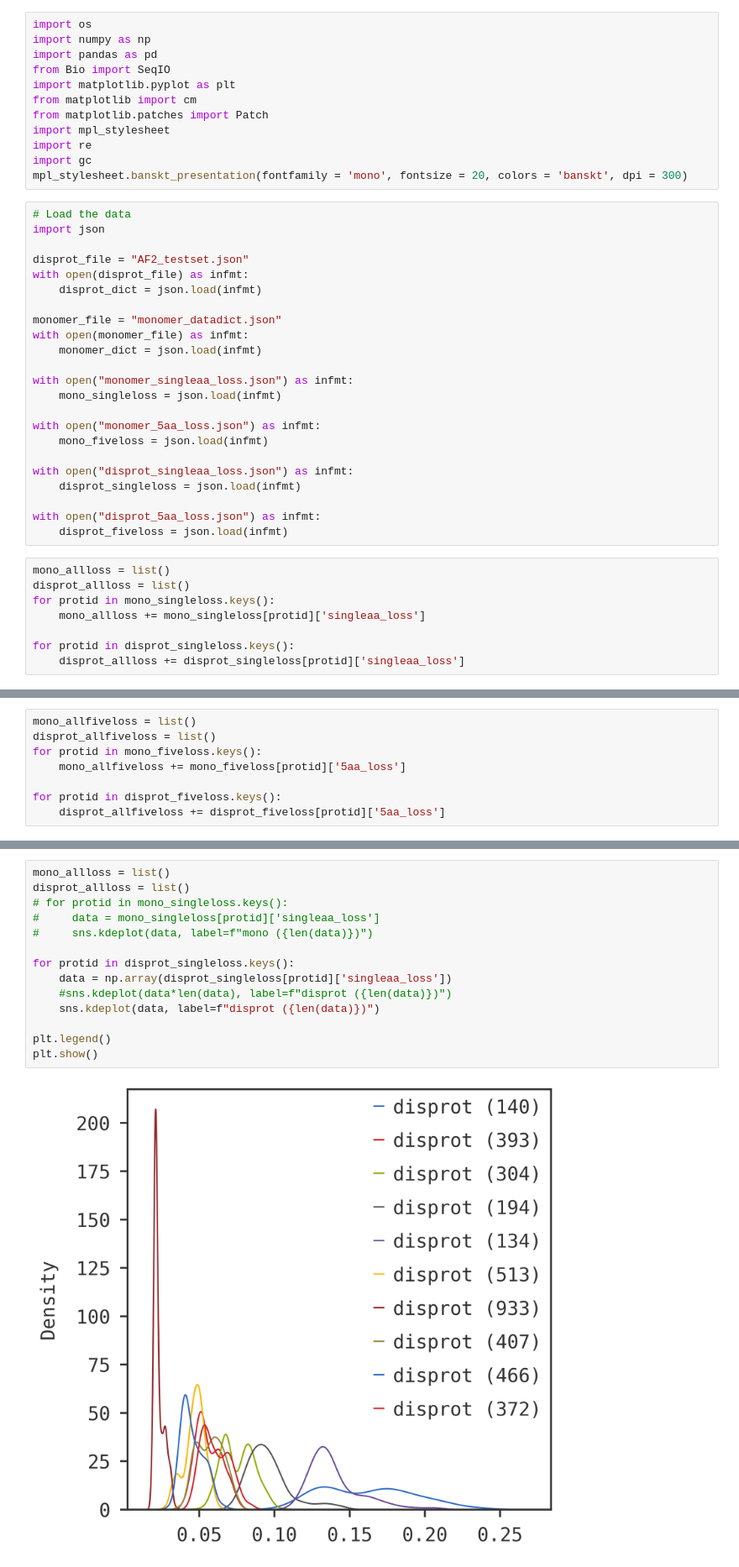
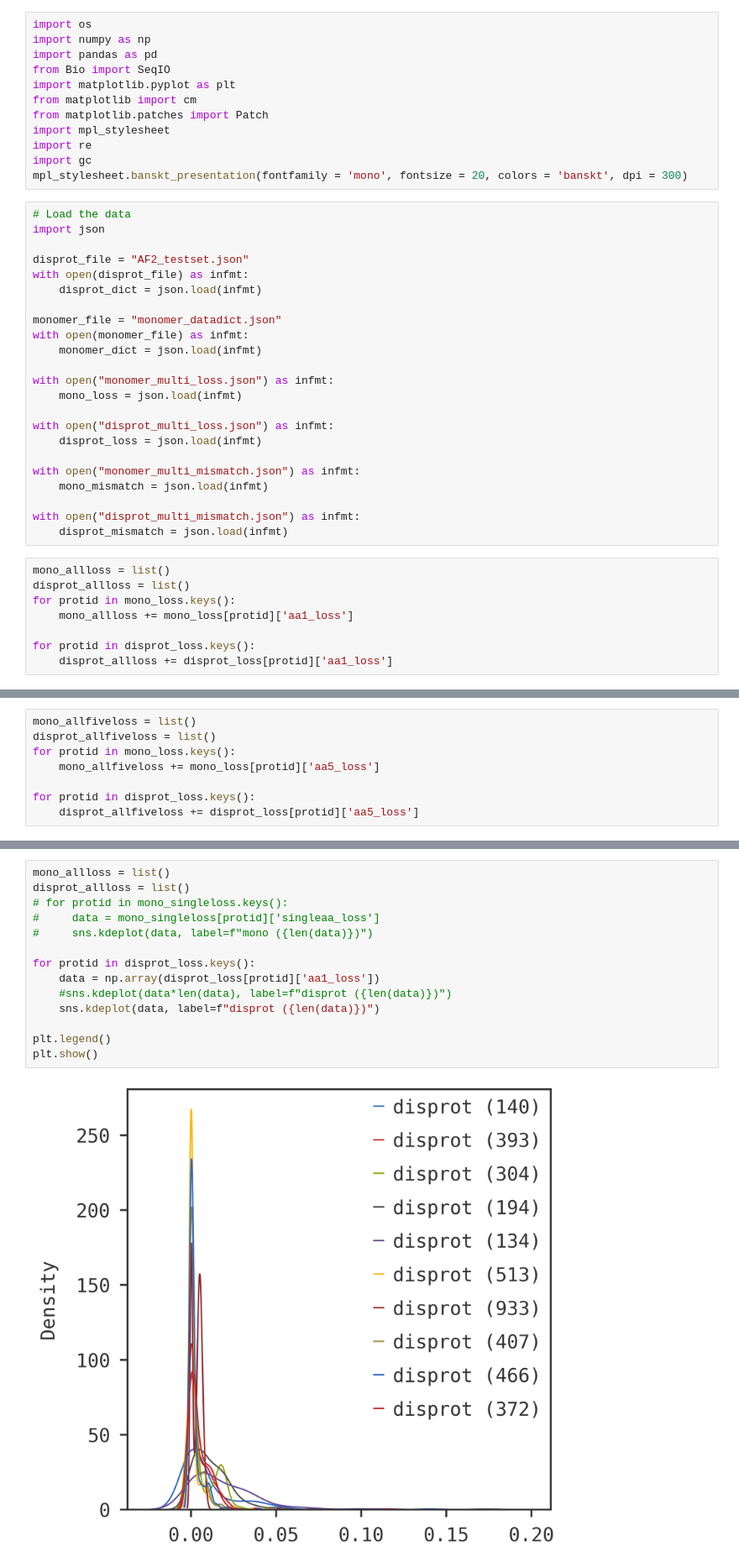
Before and after one commit to francosimonetti/disorder_flavours, a Jupyter notebook: loss_plots.ipynb, the cells around one changed output, grey strips where cells are left out. Shown at 84% size. Saved outputs shown, nothing was run; the diff lists cells and outputs as text.

```diff
--- a/loss_plots.ipynb
+++ b/loss_plots.ipynb
@@ -22,24 +22,24 @@ monomer_file = "monomer_datadict.json"
 with open(monomer_file) as infmt:
     monomer_dict = json.load(infmt)
 
-with open("monomer_singleaa_loss.json") as infmt:
-    mono_singleloss = json.load(infmt)
+with open("monomer_multi_loss.json") as infmt:
+    mono_loss = json.load(infmt)
 
-with open("monomer_5aa_loss.json") as infmt:
-    mono_fiveloss = json.load(infmt)
+with open("disprot_multi_loss.json") as infmt:
+    disprot_loss = json.load(infmt)
 
-with open("disprot_singleaa_loss.json") as infmt:
-    disprot_singleloss = json.load(infmt)
+with open("monomer_multi_mismatch.json") as infmt:
+    mono_mismatch = json.load(infmt)
 
-with open("disprot_5aa_loss.json") as infmt:
-    disprot_fiveloss = json.load(infmt)
+with open("disprot_multi_mismatch.json") as infmt:
+    disprot_mismatch = json.load(infmt)
 # %%
 mono_allloss = list()
 disprot_allloss = list()
-for protid in mono_singleloss.keys():
-    mono_allloss += mono_singleloss[protid]['singleaa_loss']
+for protid in mono_loss.keys():
+    mono_allloss += mono_loss[protid]['aa1_loss']
 
-for protid in disprot_singleloss.keys():
-    disprot_allloss += disprot_singleloss[protid]['singleaa_loss']
+for protid in disprot_loss.keys():
+    disprot_allloss += disprot_loss[protid]['aa1_loss']
 # %%
 import seaborn as sns
@@ -54,11 +54,11 @@ plt.show()
 # %%
 mono_allfiveloss = list()
 disprot_allfiveloss = list()
-for protid in mono_fiveloss.keys():
-    mono_allfiveloss += mono_fiveloss[protid]['5aa_loss']
+for protid in mono_loss.keys():
+    mono_allfiveloss += mono_loss[protid]['aa5_loss']
 
-for protid in disprot_fiveloss.keys():
-    disprot_allfiveloss += disprot_fiveloss[protid]['5aa_loss']
+for protid in disprot_loss.keys():
+    disprot_allfiveloss += disprot_loss[protid]['aa5_loss']
 # %%
 
 sns.kdeplot(mono_allfiveloss, label="mono")
@@ -70,16 +70,16 @@ plt.show()
 # %%
 mono_allloss = list()
 disprot_allloss = list()
 # for protid in mono_singleloss.keys():
 #     data = mono_singleloss[protid]['singleaa_loss']
 #     sns.kdeplot(data, label=f"mono ({len(data)})")
 
-for protid in disprot_singleloss.keys():
-    data = np.array(disprot_singleloss[protid]['singleaa_loss'])
+for protid in disprot_loss.keys():
+    data = np.array(disprot_loss[protid]['aa1_loss'])
     #sns.kdeplot(data*len(data), label=f"disprot ({len(data)})")
     sns.kdeplot(data, label=f"disprot ({len(data)})")
 
 plt.legend()
 plt.show()
 # %% [output]
-[figure, old version]
+[figure, new version]
```
Also changed, not shown: parts of 6 cells of this notebook.
